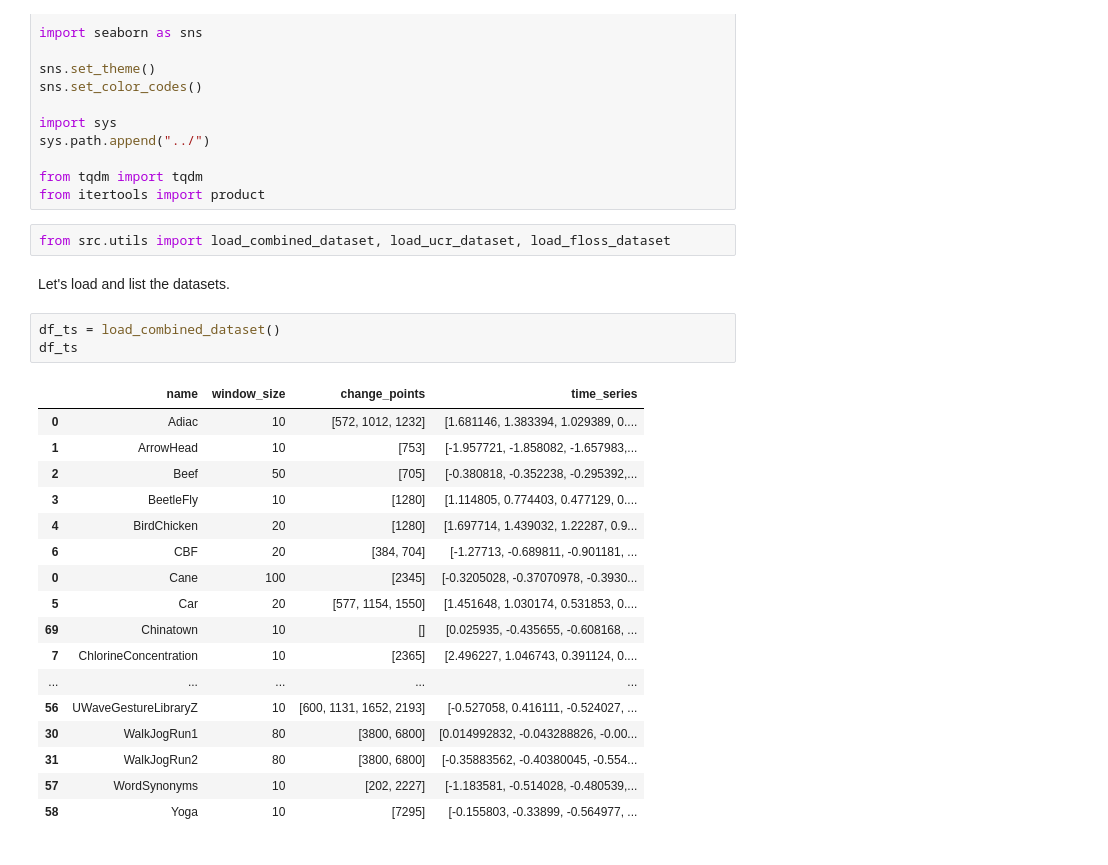
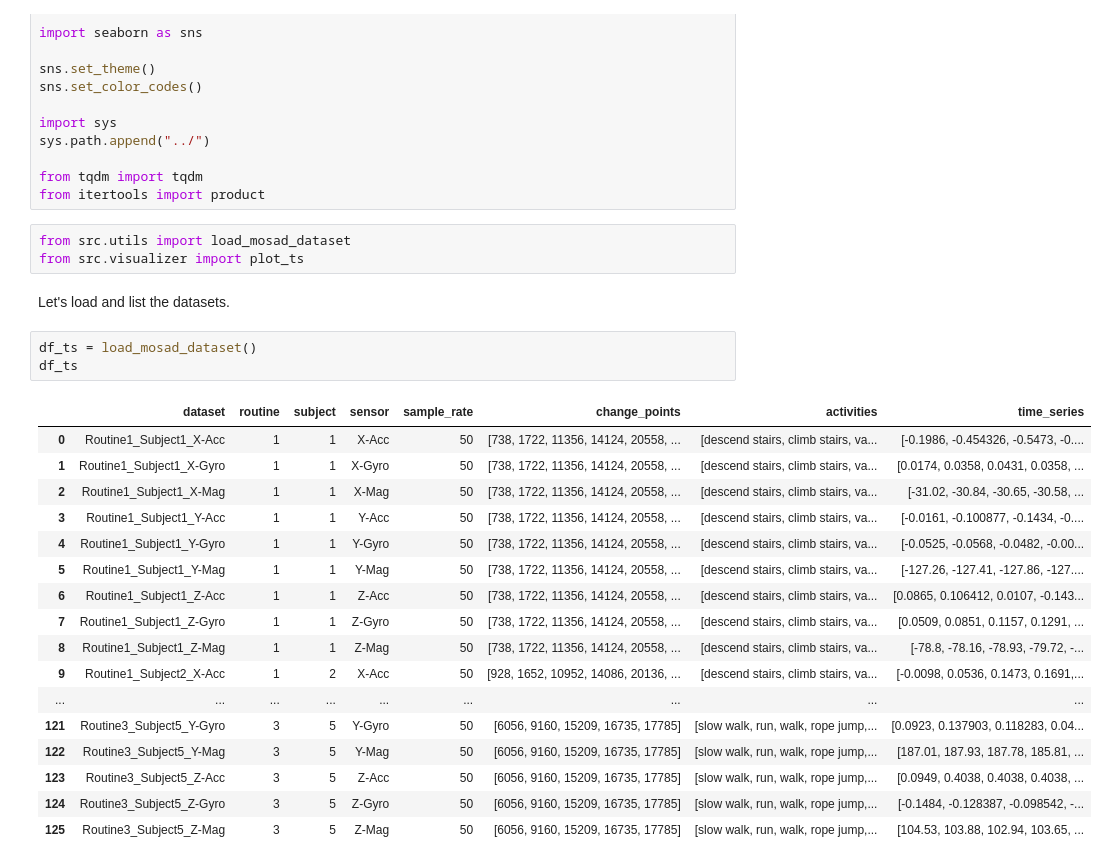
Before and after one commit to ermshaua/mobile-sensing-human-activity-data-set, a Jupyter notebook: notebooks/dataset_exploration.ipynb, the cells around one changed output. Drawn from its saved outputs; the diff is of its cells as text.

```diff
--- a/notebooks/dataset_exploration.ipynb
+++ b/notebooks/dataset_exploration.ipynb
@@ -28,28 +28,29 @@ sys.path.append("../")
 from tqdm import tqdm
 from itertools import product
 # %%
-from src.utils import load_combined_dataset, load_ucr_dataset, load_floss_dataset
+from src.utils import load_mosad_dataset
+from src.visualizer import plot_ts
 # %% [markdown]
 Let's load and list the datasets.
 # %%
-df_ts = load_combined_dataset()
+df_ts = load_mosad_dataset()
 df_ts
 # %% [output]
-|  | name | window_size | change_points | time_series |
-| 0 | Adiac | 10 | [572, 1012, 1232] | [1.681146, 1.383394, 1.029389, 0.... |
-| 1 | ArrowHead | 10 | [753] | [-1.957721, -1.858082, -1.657983,... |
-| 2 | Beef | 50 | [705] | [-0.380818, -0.352238, -0.295392,... |
-| 3 | BeetleFly | 10 | [1280] | [1.114805, 0.774403, 0.477129, 0.... |
-| 4 | BirdChicken | 20 | [1280] | [1.697714, 1.439032, 1.22287, 0.9... |
-| 6 | CBF | 20 | [384, 704] | [-1.27713, -0.689811, -0.901181, ... |
-| 0 | Cane | 100 | [2345] | [-0.3205028, -0.37070978, -0.3930... |
-| 5 | Car | 20 | [577, 1154, 1550] | [1.451648, 1.030174, 0.531853, 0.... |
-| 69 | Chinatown | 10 | [] | [0.025935, -0.435655, -0.608168, ... |
-| 7 | ChlorineConcentration | 10 | [2365] | [2.496227, 1.046743, 0.391124, 0.... |
-| ... | ... | ... | ... | ... |
-| 56 | UWaveGestureLibraryZ | 10 | [600, 1131, 1652, 2193] | [-0.527058, 0.416111, -0.524027, ... |
-| 30 | WalkJogRun1 | 80 | [3800, 6800] | [0.014992832, -0.043288826, -0.00... |
-| 31 | WalkJogRun2 | 80 | [3800, 6800] | [-0.35883562, -0.40380045, -0.554... |
-| 57 | WordSynonyms | 10 | [202, 2227] | [-1.183581, -0.514028, -0.480539,... |
-| 58 | Yoga | 10 | [7295] | [-0.155803, -0.33899, -0.564977, ... |
+|  | dataset | routine | subject | sensor | sample_rate | change_points | activities | time_series |
+| 0 | Routine1_Subject1_X-Acc | 1 | 1 | X-Acc | 50 | [738, 1722, 11356, 14124, 20558, ... | [descend stairs, climb stairs, va... | [-0.1986, -0.454326, -0.5473, -0.... |
+| 1 | Routine1_Subject1_X-Gyro | 1 | 1 | X-Gyro | 50 | [738, 1722, 11356, 14124, 20558, ... | [descend stairs, climb stairs, va... | [0.0174, 0.0358, 0.0431, 0.0358, ... |
+| 2 | Routine1_Subject1_X-Mag | 1 | 1 | X-Mag | 50 | [738, 1722, 11356, 14124, 20558, ... | [descend stairs, climb stairs, va... | [-31.02, -30.84, -30.65, -30.58, ... |
+| 3 | Routine1_Subject1_Y-Acc | 1 | 1 | Y-Acc | 50 | [738, 1722, 11356, 14124, 20558, ... | [descend stairs, climb stairs, va... | [-0.0161, -0.100877, -0.1434, -0.... |
+| 4 | Routine1_Subject1_Y-Gyro | 1 | 1 | Y-Gyro | 50 | [738, 1722, 11356, 14124, 20558, ... | [descend stairs, climb stairs, va... | [-0.0525, -0.0568, -0.0482, -0.00... |
+| 5 | Routine1_Subject1_Y-Mag | 1 | 1 | Y-Mag | 50 | [738, 1722, 11356, 14124, 20558, ... | [descend stairs, climb stairs, va... | [-127.26, -127.41, -127.86, -127.... |
+| 6 | Routine1_Subject1_Z-Acc | 1 | 1 | Z-Acc | 50 | [738, 1722, 11356, 14124, 20558, ... | [descend stairs, climb stairs, va... | [0.0865, 0.106412, 0.0107, -0.143... |
+| 7 | Routine1_Subject1_Z-Gyro | 1 | 1 | Z-Gyro | 50 | [738, 1722, 11356, 14124, 20558, ... | [descend stairs, climb stairs, va... | [0.0509, 0.0851, 0.1157, 0.1291, ... |
+| 8 | Routine1_Subject1_Z-Mag | 1 | 1 | Z-Mag | 50 | [738, 1722, 11356, 14124, 20558, ... | [descend stairs, climb stairs, va... | [-78.8, -78.16, -78.93, -79.72, -... |
+| 9 | Routine1_Subject2_X-Acc | 1 | 2 | X-Acc | 50 | [928, 1652, 10952, 14086, 20136, ... | [descend stairs, climb stairs, va... | [-0.0098, 0.0536, 0.1473, 0.1691,... |
+| ... | ... | ... | ... | ... | ... | ... | ... | ... |
+| 121 | Routine3_Subject5_Y-Gyro | 3 | 5 | Y-Gyro | 50 | [6056, 9160, 15209, 16735, 17785] | [slow walk, run, walk, rope jump,... | [0.0923, 0.137903, 0.118283, 0.04... |
+| 122 | Routine3_Subject5_Y-Mag | 3 | 5 | Y-Mag | 50 | [6056, 9160, 15209, 16735, 17785] | [slow walk, run, walk, rope jump,... | [187.01, 187.93, 187.78, 185.81, ... |
+| 123 | Routine3_Subject5_Z-Acc | 3 | 5 | Z-Acc | 50 | [6056, 9160, 15209, 16735, 17785] | [slow walk, run, walk, rope jump,... | [0.0949, 0.4038, 0.4038, 0.4038, ... |
+| 124 | Routine3_Subject5_Z-Gyro | 3 | 5 | Z-Gyro | 50 | [6056, 9160, 15209, 16735, 17785] | [slow walk, run, walk, rope jump,... | [-0.1484, -0.128387, -0.098542, -... |
+| 125 | Routine3_Subject5_Z-Mag | 3 | 5 | Z-Mag | 50 | [6056, 9160, 15209, 16735, 17785] | [slow walk, run, walk, rope jump,... | [104.53, 103.88, 102.94, 103.65, ... |
 # %% [markdown]
```
Also changed, not shown: parts of 7 cells of this notebook, 10 other files.
